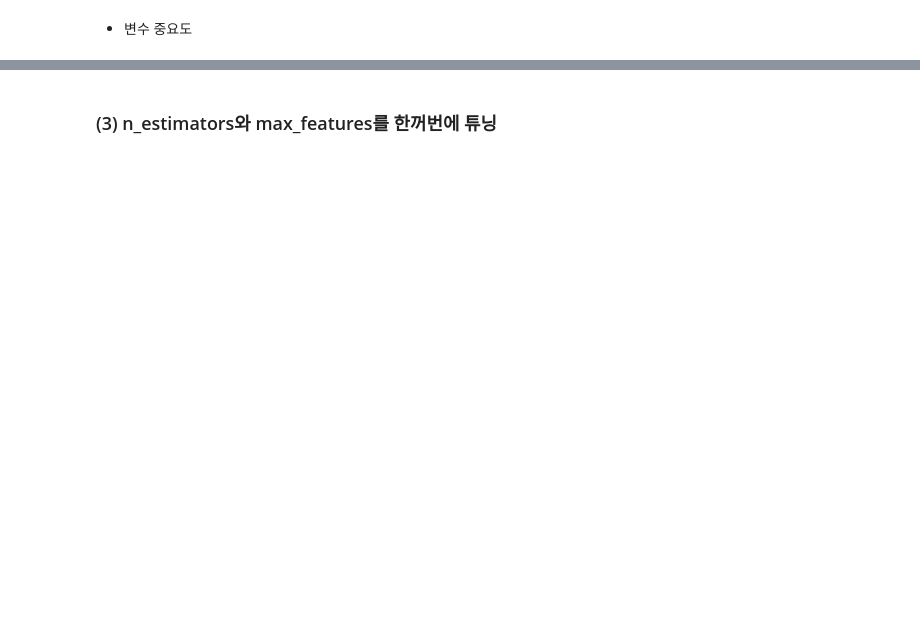
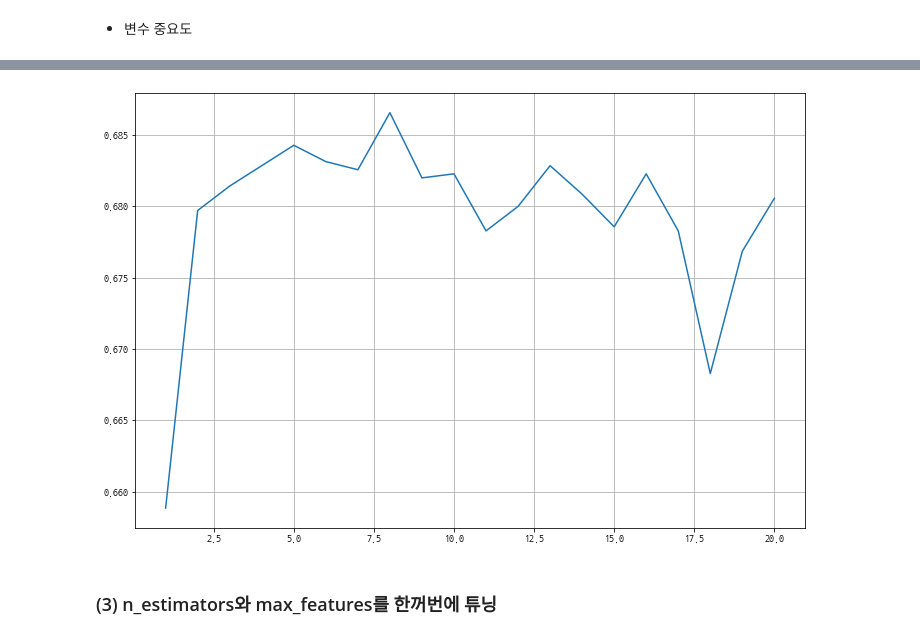
Before and after one commit to W00SUNGLEE/aivle, a Jupyter notebook: 8. 머신러닝/12과 Bagging.ipynb, the cells around one changed output, grey strips where cells are left out. Saved outputs shown, nothing was run; the diff lists cells and outputs as text; code cells hidden in the pictures; blank space fills up the shorter version.

```diff
--- a/8. 머신러닝/12과 Bagging.ipynb
+++ b/8. 머신러닝/12과 Bagging.ipynb
@@ -262,0 +269,6 @@ plt.show()
+# %%
+params = {'max_features': range(1, 21)}
+# %%
+model_gs = GridSearchCV(model, params, cv=5)
+# %%
+model_gs.fit(x_train, y_train)
@@ -264,0 +298,5 @@ plt.show()
+# %%
+# 튜닝 결과를 데이터프레임으로 저장
+result = pd.DataFrame(model_gs.cv_results_)
+tmp = result.loc[:, ['param_max_features', 'mean_test_score']]
+tmp.head()
@@ -265,2 +310,9 @@ plt.show()
+# %%
+plt.figure(figsize=(12, 8))
+plt.plot('param_max_features', 'mean_test_score', data=tmp)
+plt.grid()
+plt.show()
+# %% [output]
+[figure, added]
 # %% [markdown]
 ### (3) n_estimators와 max_features를 한꺼번에 튜닝
```
Also changed, not shown: parts of 17 cells of this notebook, 6 other files.
